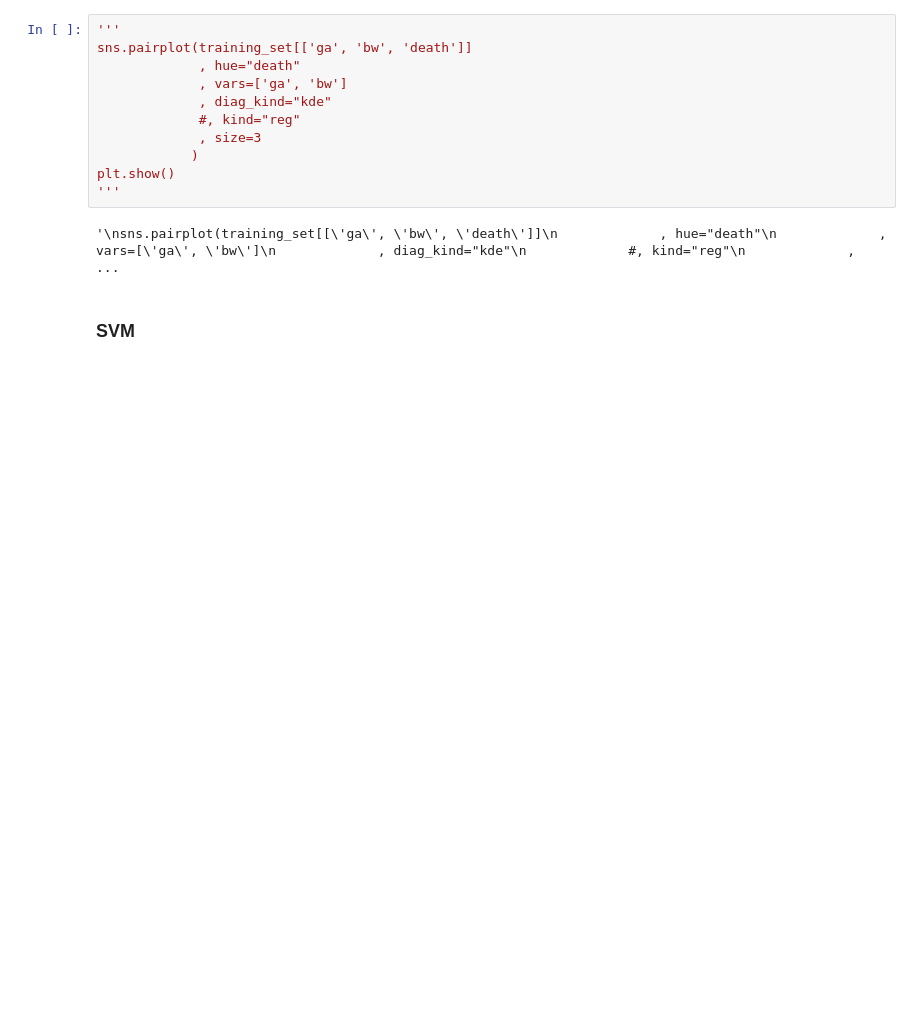
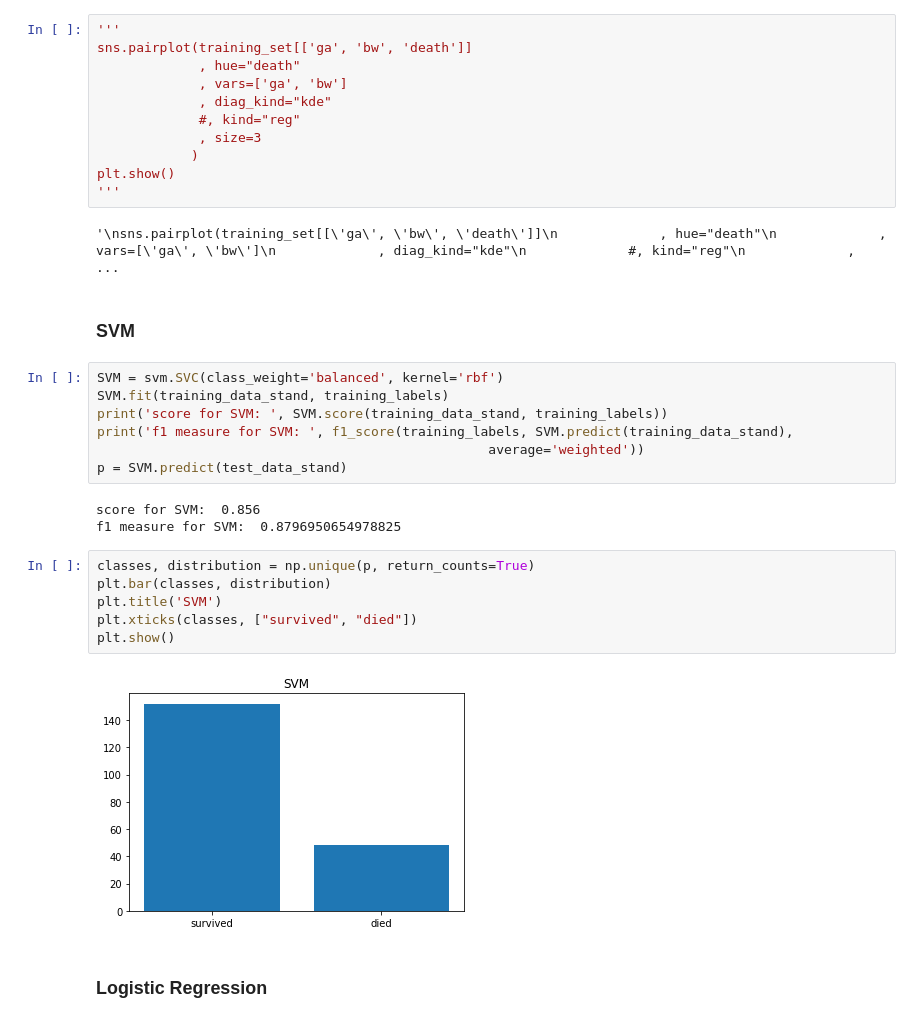
Before and after one commit to MaximilianProll/statgen, a Jupyter notebook: notebook.ipynb, the cells around one changed output. Drawn from its saved outputs; the diff is of its cells as text; blank space fills up the shorter version.

Commit message:
added: - scaling - Logistic Regression (needs tuning) - SVM - Multinomial Naive Bayes (which does not work good) - Gaussian Naive Bayes still to do: Gaussian Processes

```diff
--- a/notebook.ipynb
+++ b/notebook.ipynb
@@ -63,3 +91,23 @@ plt.show()
 '\nsns.pairplot(training_set[[\'ga\', \'bw\', \'death\']]\n             , hue="death"\n             , vars=[\'ga\', \'bw\']\n             , diag_kind="kde"\n             #, kind="reg"\n             ,  ...
 # %% [markdown]
 ### SVM
+# %%
+SVM = svm.SVC(class_weight='balanced', kernel='rbf')
+SVM.fit(training_data_stand, training_labels)
+print('score for SVM: ', SVM.score(training_data_stand, training_labels))
+print('f1 measure for SVM: ', f1_score(training_labels, SVM.predict(training_data_stand),
+                                                  average='weighted'))
+p = SVM.predict(test_data_stand)
+# %% [output]
+score for SVM:  0.856
+f1 measure for SVM:  0.8796950654978825
+# %%
+classes, distribution = np.unique(p, return_counts=True)
+plt.bar(classes, distribution)
+plt.title('SVM')
+plt.xticks(classes, ["survived", "died"])
+plt.show()
+# %% [output]
+[figure, added]
+# %% [markdown]
+### Logistic Regression
```
Also changed, not shown: parts of 15 cells of this notebook.
